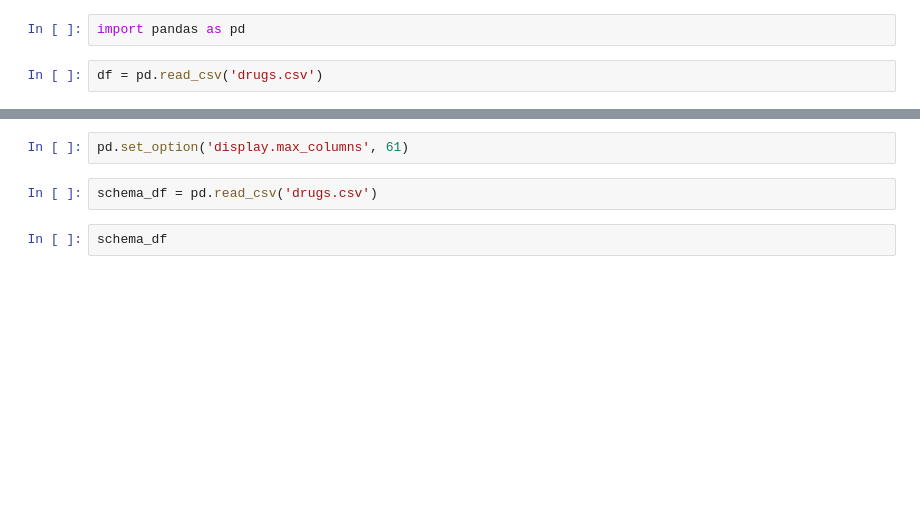
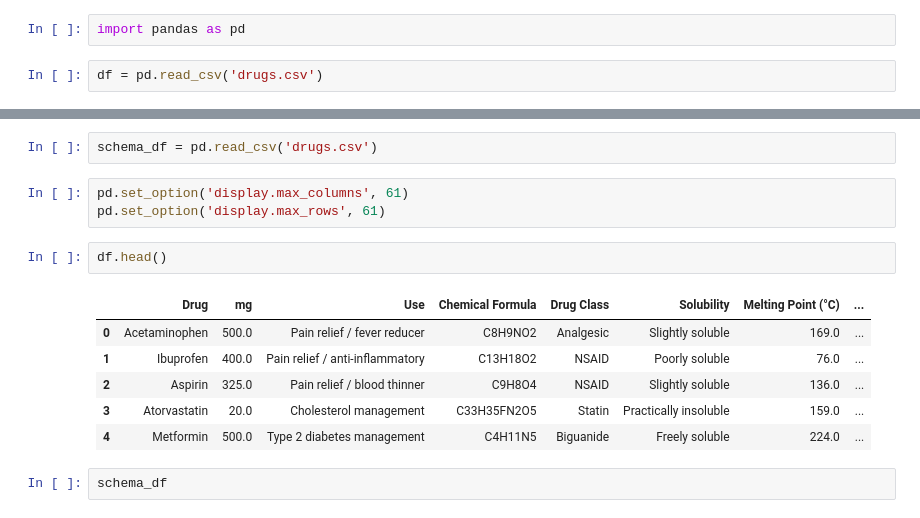
Before and after one commit to sumit2006-aiml/python-sandbox, a Jupyter notebook: tutorial.ipynb, the cells around one changed output, grey strips where cells are left out. Cells and saved outputs as stored; diff of their text form; blank space fills up the shorter version.

```diff
--- a/tutorial.ipynb
+++ b/tutorial.ipynb
@@ -25,7 +5,17 @@ df
-# %%
-pd.set_option('display.max_columns', 61)
 # %%
 schema_df = pd.read_csv('drugs.csv')
+# %%
+pd.set_option('display.max_columns', 61)
+pd.set_option('display.max_rows', 61)
+# %%
+df.head()
+# %% [output]
+|  | Drug | mg | Use | Chemical Formula | Drug Class | Solubility | Melting Point (°C) | ... |
+| 0 | Acetaminophen | 500.0 | Pain relief / fever reducer | C8H9NO2 | Analgesic | Slightly soluble | 169.0 | ... |
+| 1 | Ibuprofen | 400.0 | Pain relief / anti-inflammatory | C13H18O2 | NSAID | Poorly soluble | 76.0 | ... |
+| 2 | Aspirin | 325.0 | Pain relief / blood thinner | C9H8O4 | NSAID | Slightly soluble | 136.0 | ... |
+| 3 | Atorvastatin | 20.0 | Cholesterol management | C33H35FN2O5 | Statin | Practically insoluble | 159.0 | ... |
+| 4 | Metformin | 500.0 | Type 2 diabetes management | C4H11N5 | Biguanide | Freely soluble | 224.0 | ... |
 # %%
 schema_df
 # %% [output]
```
Also changed, not shown: parts of 1 cell of this notebook, 1 other file.
